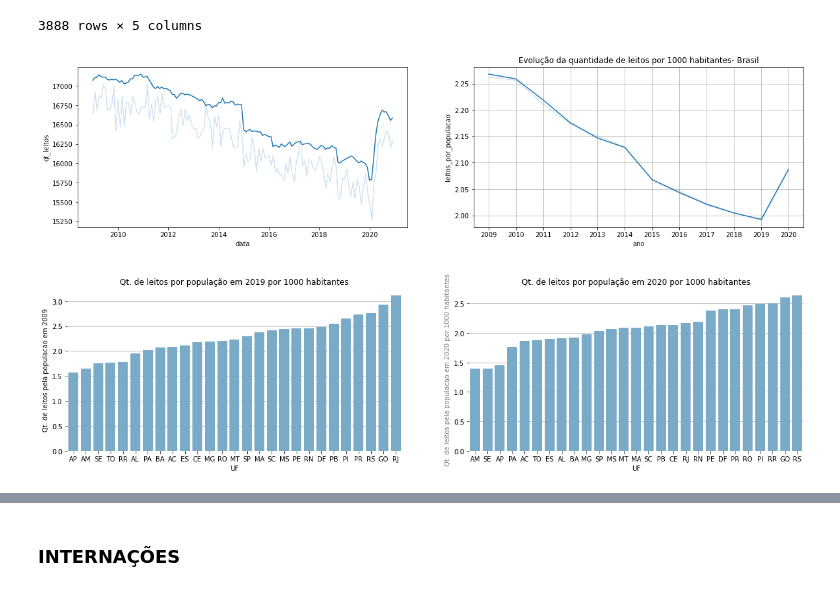
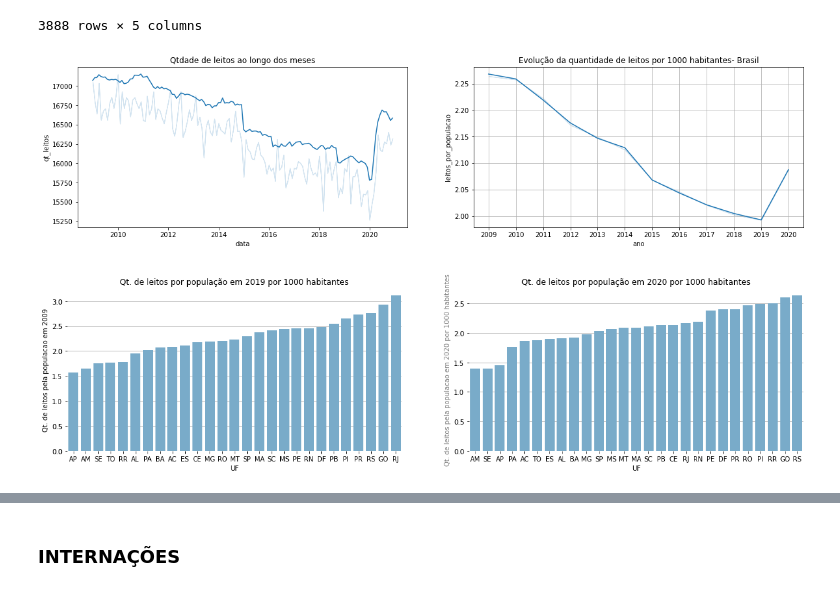
Before and after one commit to daianeklein/bootcamp-Alura, a Jupyter notebook: Desafio-Modulo4.ipynb, the cells around one changed output, grey strips where cells are left out. Saved outputs shown, nothing was run; the diff lists cells and outputs as text; code cells hidden in the pictures.

```diff
--- a/Desafio-Modulo4.ipynb
+++ b/Desafio-Modulo4.ipynb
@@ -654,41 +764,43 @@ plt.figure(figsize=(20, 10))
 
 ax3 = plt.subplot(2, 2, 1)
 ax3 = sns.lineplot(data = leitos, x='data', y='qt_leitos', ci=False)
+plt.title('Qtdade de leitos ao longo dos meses')
 
 ax1 = plt.subplot(2, 2, 2)
 sns.lineplot(data = leitos_por_populacao, y='leitos_por_populacao', x='ano', ci=False)
 plt.title('Evolução da quantidade de leitos por 1000 habitantes- Brasil')
 plt.grid(True)
+
 
 
 plt.figure(figsize=(20, 10))
 ax1 = plt.subplot(2, 2, 1)
 
 ax1 = sns.barplot(data = leitos_por_populacao[leitos_por_populacao['ano'] == '2009'].sort_values(by='leitos_por_populacao'),
                   x='uf', y ='leitos_por_populacao', hue='ano', palette='Blues_r')
 plt.xlabel('UF')
 plt.ylabel('Qt. de leitos pela populacao em 2009')
 plt.title('Qt. de leitos por população em 2019 por 1000 habitantes')
 ax1.grid(axis='y')
 ax1.set_axisbelow(True)
 sns.despine(bottom = True, left=True)
 ax1.legend().set_visible(False)
 
 
 ax2 = plt.subplot(2, 2, 2)
 
 
 ax = sns.barplot(data = leitos_por_populacao[leitos_por_populacao['ano'] == '2020'].sort_values(by='leitos_por_populacao'),
                  x='uf', y ='leitos_por_populacao', hue='ano', palette='Blues_r')
 plt.xlabel('UF')
 plt.ylabel('Qt. de leitos pela populacao em 2020 por 1000 habitantes', color = 'grey')
 plt.title('Qt. de leitos por população em 2020 por 1000 habitantes')
 ax2.grid(axis='y')
 ax2.set_axisbelow(True)
 sns.despine(bottom = True, left=True)
 ax2.legend().set_visible(False)
 
 ax;
 # %% [output]
-[figure, old version]
+[figure, new version]
 [figure]
```
Also changed, not shown: parts of 45 cells of this notebook.
